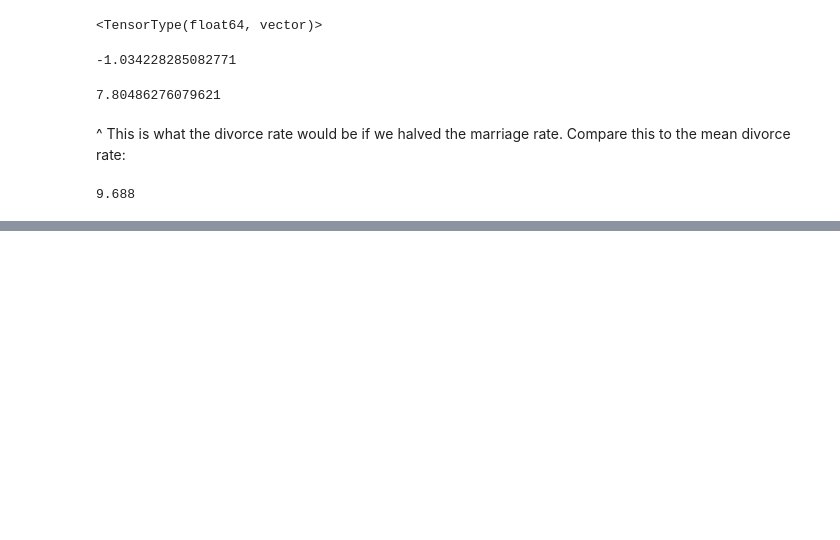
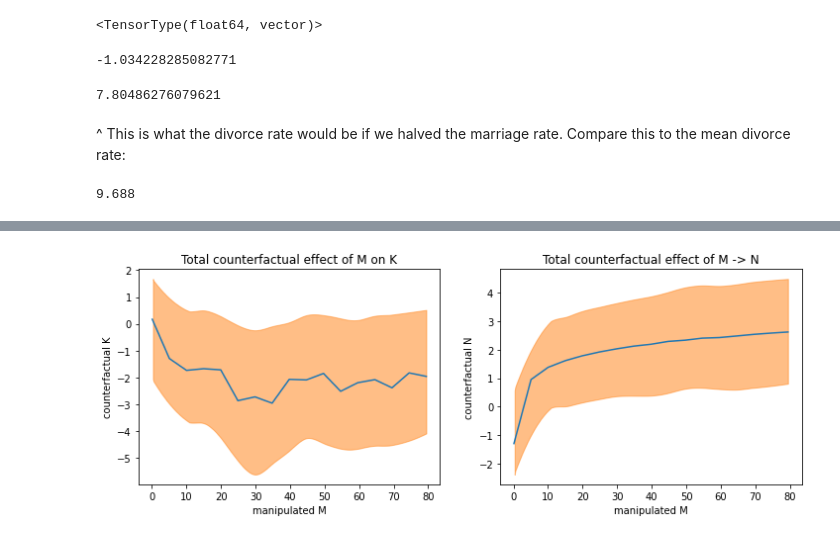
Before and after one commit to oadams/oadams.github.io, a Jupyter notebook: statistical_rethinking_solutions/ch5.ipynb, the cells around one changed output, grey strips where cells are left out. Cells and saved outputs as stored; diff of their text form; code cells hidden in the pictures; blank space fills up the shorter version.

```diff
--- a/statistical_rethinking_solutions/ch5.ipynb
+++ b/statistical_rethinking_solutions/ch5.ipynb
@@ -669,0 +709,23 @@ df['Divorce'].mean()
+# %%
+mass_shared = shared(df['M'].values)
+neocortex_shared = shared(df['N'].values)
+# %%
+with pm.Model() as m:
+
+    # M -> N
+    sigmaN = pm.Exponential('sigmaN', 1)
+    aN = pm.Normal('aM', 0, 0.2)
+    bMN = pm.Normal('bMN', 0, 0.5)
+    muN = aN + bMN*mass_shared
+    neocortex = pm.Normal('neocortex', muN, sigmaN, observed=df['N'])
+
+    # M -> K <- N
+    sigmaK = pm.Exponential('sigmaK', 1)
+    aK = pm.Normal('aK', 0, 0.2)
+    bNK = pm.Normal('bNK', 0, 0.5)
+    bMK = pm.Normal('bMK', 0, 0.5)
+    muK = aK + bNK*neocortex_shared + bMK*mass_shared
+    kcal = pm.Normal('kcal', muK, sigmaK, observed=df['K'])
+
+
+    trace = pm.sample()
@@ -669,0 +750,2 @@ df['Divorce'].mean()
+# %%
+mass_linspace = np.linspace(df['mass'].min(), df['mass'].max(), 17)
@@ -669,0 +758,3 @@ df['Divorce'].mean()
+# %%
+with m:
+    m_neocortex = pm.sample_posterior_predictive(trace)
@@ -669,0 +765,16 @@ df['Divorce'].mean()
+# %%
+_, ax = plt.subplots(1, 2, figsize=(12, 4))
+az.plot_hdi(mass_linspace, m_neocortex["kcal"], ax=ax[0])
+ax[0].plot(mass_linspace, m_neocortex["kcal"].mean(0))
+ax[0].set_title("Total counterfactual effect of M on K")
+ax[0].set_xlabel("manipulated M")
+ax[0].set_ylabel("counterfactual K")
+
+
+az.plot_hdi(mass_linspace, m_neocortex["neocortex"], ax=ax[1])
+ax[1].plot(mass_linspace, m_neocortex["neocortex"].mean(0))
+ax[1].set_title("Total counterfactual effect of M -> N")
+ax[1].set_xlabel("manipulated M")
+ax[1].set_ylabel("counterfactual N");
+# %% [output]
+[figure, added]
```
Also changed, not shown: parts of 68 cells of this notebook.
